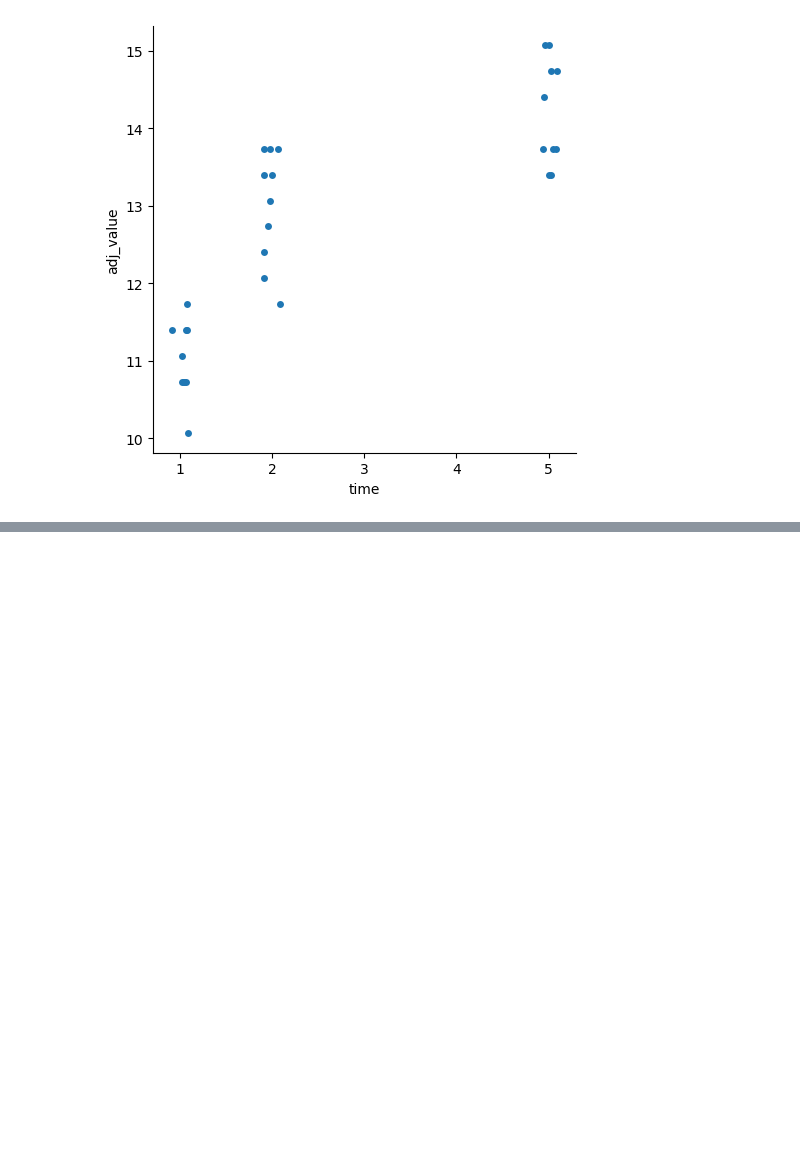
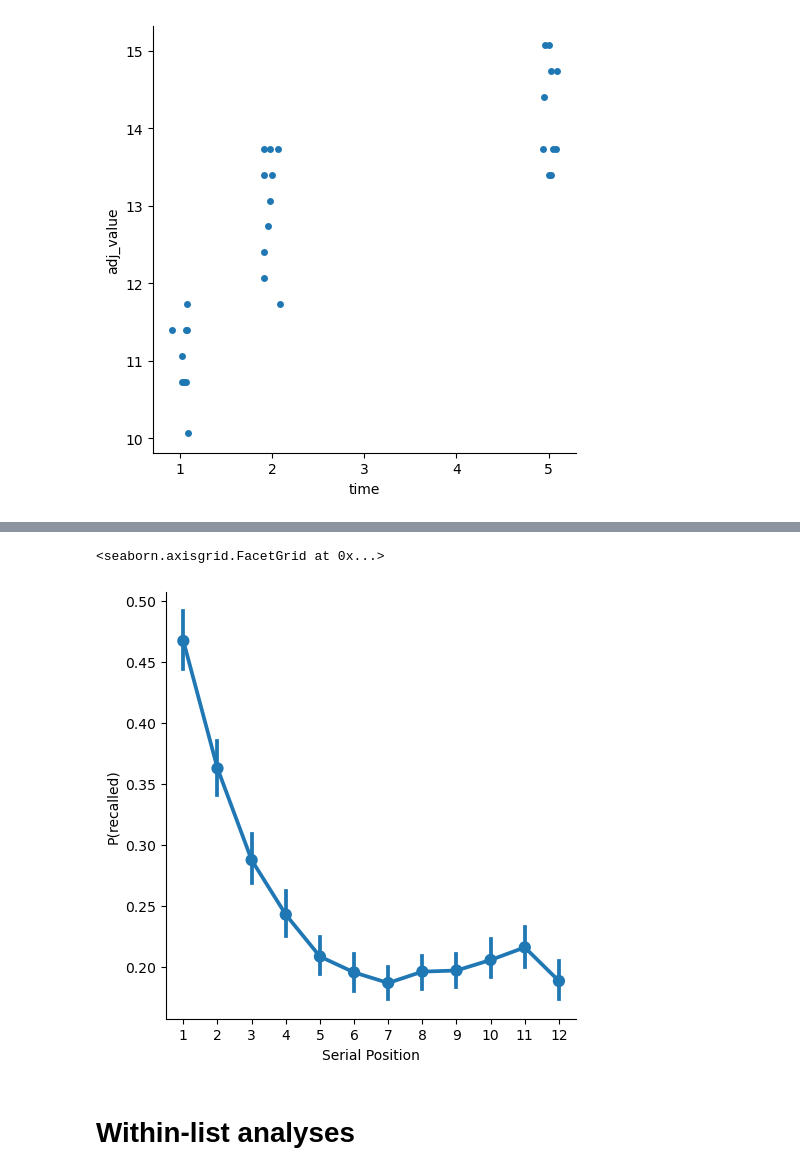
Before and after one commit to pennmem/pybeh_pd, a Jupyter notebook: loftus_masson_example.ipynb, the cells around one changed output, grey strips where cells are left out. Drawn from its saved outputs; the diff is of its cells as text; code cells hidden in the pictures; blank space fills up the shorter version.

```diff
--- a/loftus_masson_example.ipynb
+++ b/loftus_masson_example.ipynb
@@ -286,0 +303,9 @@ g = sns.catplot(x='time', y='adj_value', data=df, units='sub', native_scale=True
+# %%
+#notice error bars are slightly smaller when not doing the correction (and runs faster)
+g = sns.catplot(x='serialpos', y='recalled', data=df_coussineau, kind='point')
+g.set(xlabel='Serial Position', ylabel='P(recalled)')
+# %% [output]
+<seaborn.axisgrid.FacetGrid at 0x...>
+[figure, added]
+# %% [markdown]
+# Within-list analyses
```
Also changed, not shown: parts of 26 cells of this notebook, 1 other file.
